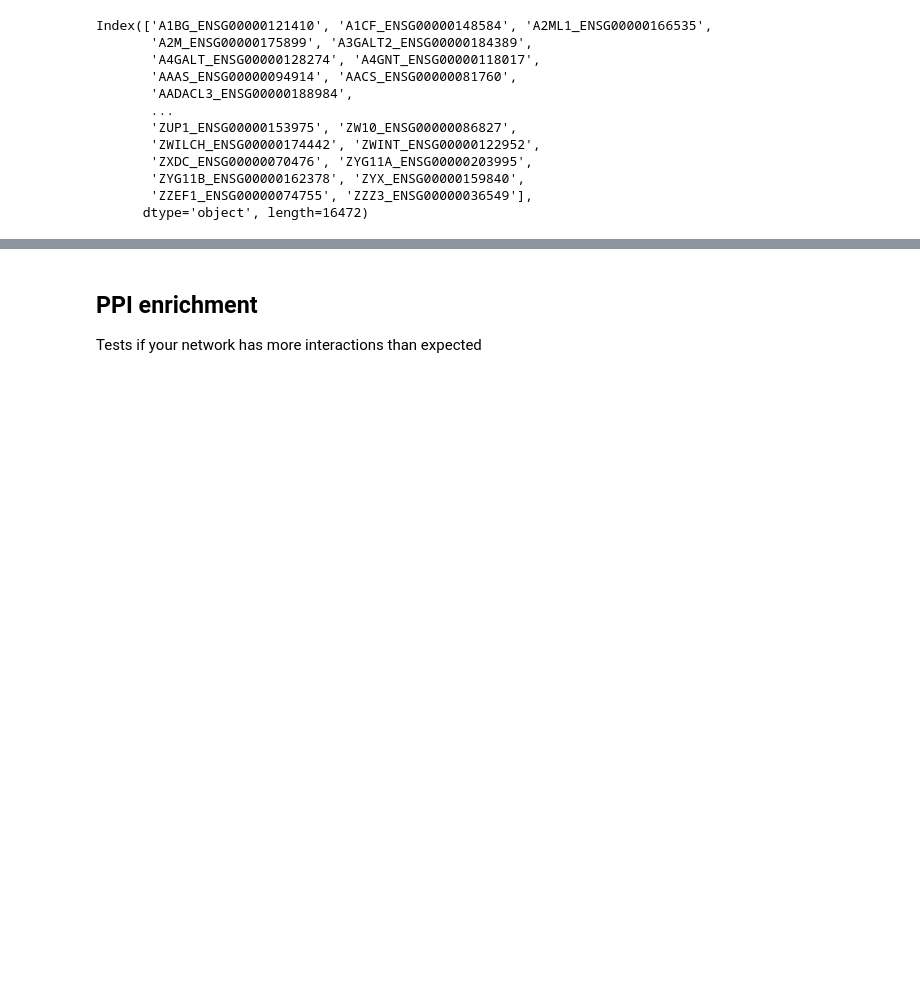
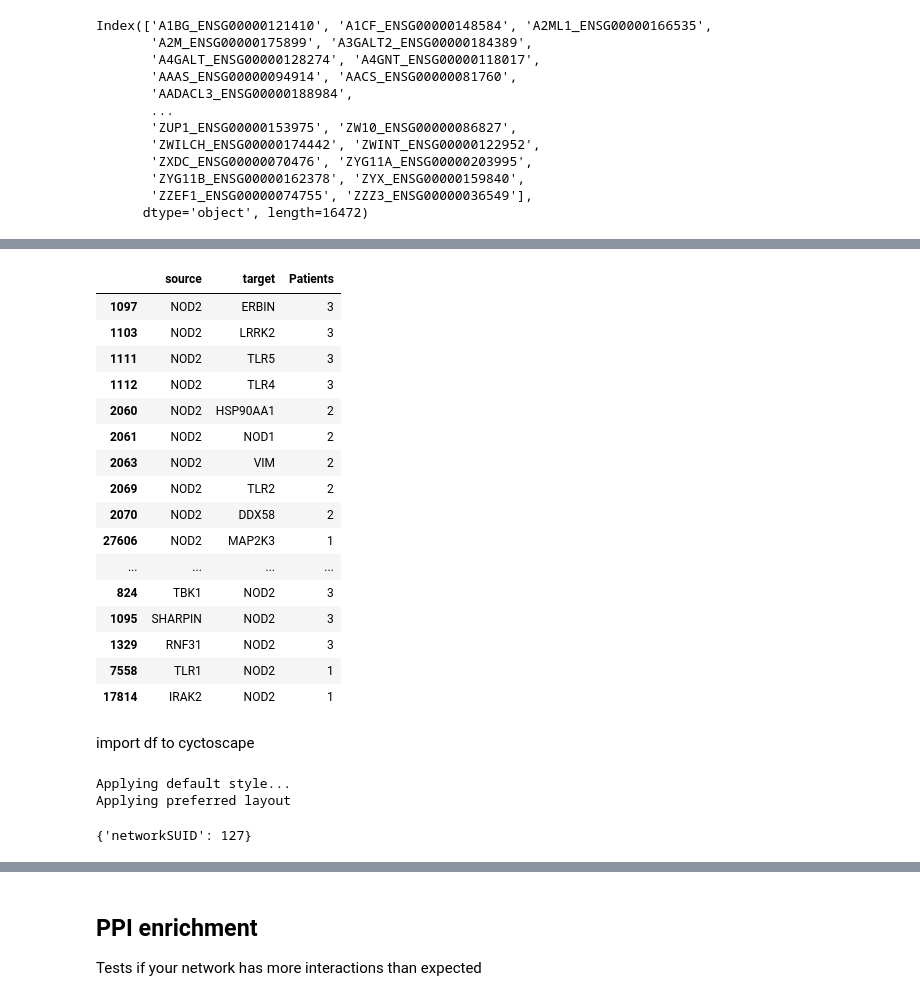
Before and after one commit to TomDoyleee/GenePy_Network_Integration, a Jupyter notebook: Results.ipynb, the cells around one changed output, grey strips where cells are left out. Cells and saved outputs as stored; diff of their text form; code cells hidden in the pictures; blank space fills up the shorter version.

```diff
--- a/Results.ipynb
+++ b/Results.ipynb
@@ -368,0 +511,29 @@ Index(['A1BG_ENSG00000121410', 'A1CF_ENSG00000148584', 'A2ML1_ENSG00000166535',
+# %%
+NOD2_edge = get_network_analysis.count_patient_edges(get_network_analysis.CD_95_MG, gene='NOD2')
+NOD2_edge
+# %% [output]
+|  | source | target | Patients |
+| 1097 | NOD2 | ERBIN | 3 |
+| 1103 | NOD2 | LRRK2 | 3 |
+| 1111 | NOD2 | TLR5 | 3 |
+| 1112 | NOD2 | TLR4 | 3 |
+| 2060 | NOD2 | HSP90AA1 | 2 |
+| 2061 | NOD2 | NOD1 | 2 |
+| 2063 | NOD2 | VIM | 2 |
+| 2069 | NOD2 | TLR2 | 2 |
+| 2070 | NOD2 | DDX58 | 2 |
+| 27606 | NOD2 | MAP2K3 | 1 |
+| ... | ... | ... | ... |
+| 824 | TBK1 | NOD2 | 3 |
+| 1095 | SHARPIN | NOD2 | 3 |
+| 1329 | RNF31 | NOD2 | 3 |
+| 7558 | TLR1 | NOD2 | 1 |
+| 17814 | IRAK2 | NOD2 | 1 |
+# %% [markdown]
+import df to cyctoscape
+# %%
+py4.create_network_from_data_frames(edges=NOD2_edge)
+# %% [output]
+Applying default style...
+Applying preferred layout
+{'networkSUID': 127}
```
Also changed, not shown: parts of 29 cells of this notebook.
